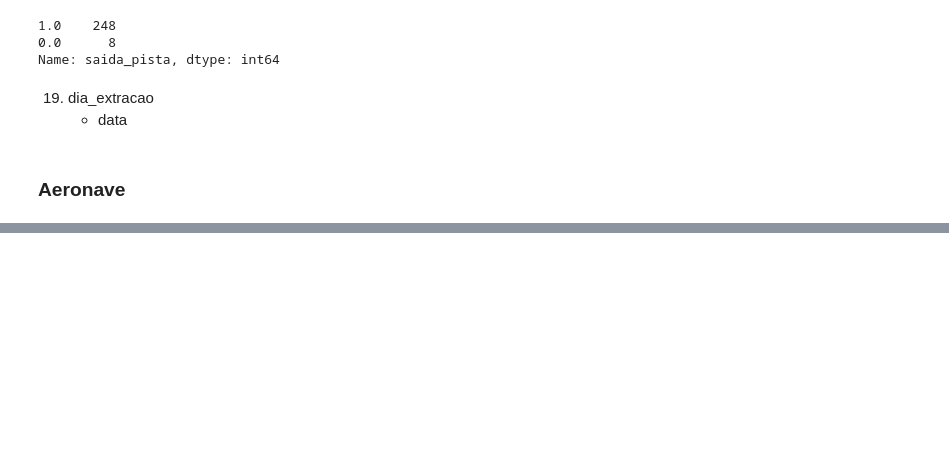
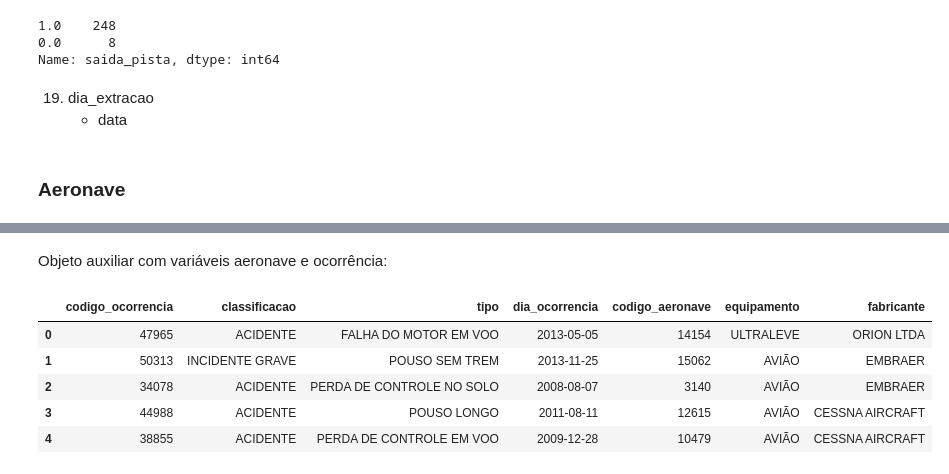
Before and after one commit to larissasayurifutino/brazil-flights-events, a Jupyter notebook: src/descritivas_LarissaSayuriSantos.ipynb, the cells around one changed output, grey strips where cells are left out. Cells and saved outputs as stored; diff of their text form; code cells hidden in the pictures; blank space fills up the shorter version.

```diff
--- a/src/descritivas_LarissaSayuriSantos.ipynb
+++ b/src/descritivas_LarissaSayuriSantos.ipynb
@@ -697,0 +921,7 @@ Name: saida_pista, dtype: int64
+# %%
+# Vou criar minhas próprias categorias
+aeronave['quant_assentos_categ'] = pd.cut(aeronave['quantidade_assentos'],
+                                     bins = [0, 1, 2, 5, 10, 50, 100, 200, 400])
+df_quant_assentos_categ = aeronave[['quant_assentos_categ']].value_counts().sort_index().to_frame()
+#df_quant_assentos_categ = df_quant_assentos_categ.rename(columns = {'0': 'freq'})
+df_quant_assentos_categ
@@ -697,0 +1135,15 @@ Name: saida_pista, dtype: int64
+# %% [markdown]
+Objeto auxiliar com variáveis aeronave e ocorrência:
+# %%
+aeronave_aux = aeronave[['codigo_ocorrencia', 'codigo_aeronave', 'equipamento', 'fabricante']]
+ocorrencia_aux = ocorrencia[['codigo_ocorrencia', 'classificacao', 'tipo', 'dia_ocorrencia']]
+
+ocorr_aero = pd.merge(ocorrencia_aux, aeronave_aux, on="codigo_ocorrencia", how="outer")
+ocorr_aero.head()
+# %% [output]
+|  | codigo_ocorrencia | classificacao | tipo | dia_ocorrencia | codigo_aeronave | equipamento | fabricante |
+| 0 | 47965 | ACIDENTE | FALHA DO MOTOR EM VOO | 2013-05-05 | 14154 | ULTRALEVE | ORION LTDA |
+| 1 | 50313 | INCIDENTE GRAVE | POUSO SEM TREM | 2013-11-25 | 15062 | AVIÃO | EMBRAER |
+| 2 | 34078 | ACIDENTE | PERDA DE CONTROLE NO SOLO | 2008-08-07 | 3140 | AVIÃO | EMBRAER |
+| 3 | 44988 | ACIDENTE | POUSO LONGO | 2011-08-11 | 12615 | AVIÃO | CESSNA AIRCRAFT |
+| 4 | 38855 | ACIDENTE | PERDA DE CONTROLE EM VOO | 2009-12-28 | 10479 | AVIÃO | CESSNA AIRCRAFT |
```
Also changed, not shown: parts of 44 cells of this notebook.
